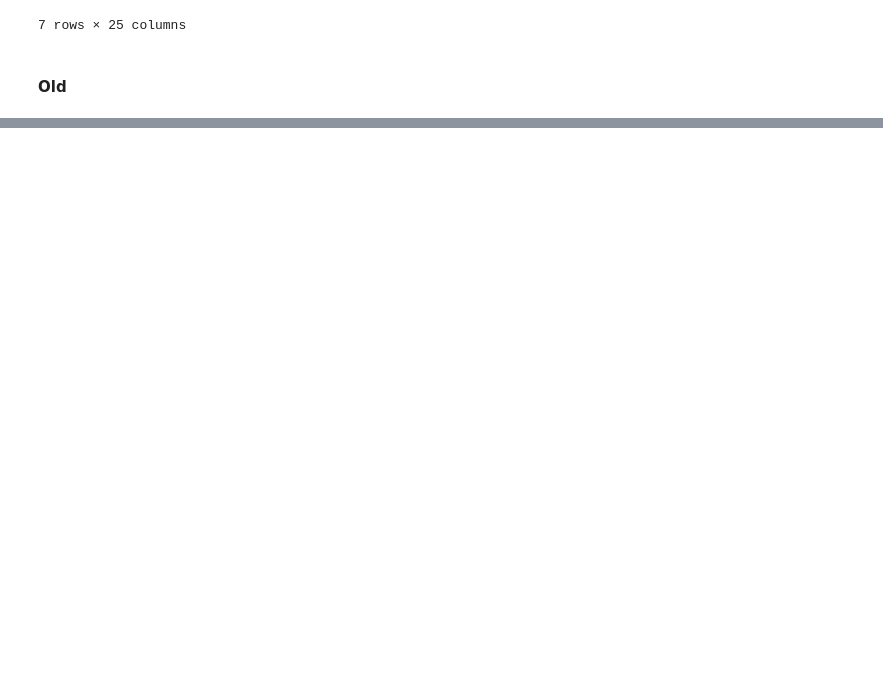
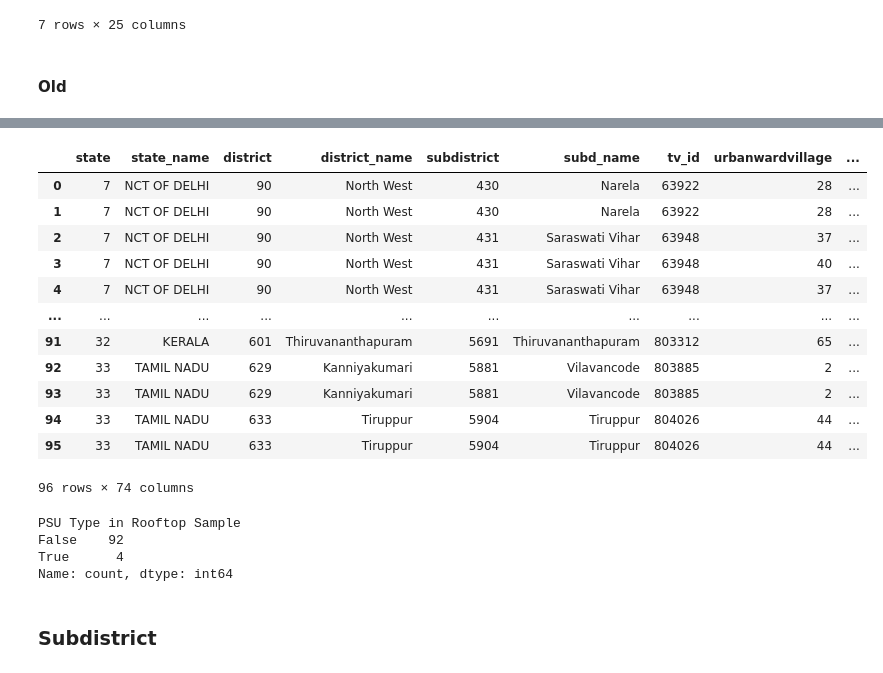
Before and after one commit to IDinsight/rooftop_sampling, a Jupyter notebook: IFS/boundary_quality_checks.ipynb, the cells around one changed output, grey strips where cells are left out. Cells and saved outputs as stored; diff of their text form; code cells hidden in the pictures; blank space fills up the shorter version.

```diff
--- a/IFS/boundary_quality_checks.ipynb
+++ b/IFS/boundary_quality_checks.ipynb
@@ -67,7 +64,7 @@ from gridsample.mapping import create_interactive_map
 ROOT_DIR = Path("../")
 DATA_DIR = ROOT_DIR / "data"
 RAW_DATA_DIR = DATA_DIR / "01. Raw Data"
-CLEANED_DATA_DIR = DATA_DIR / "02. Intermediate Outputs" / "00. Merge and Quality Checks" / "v6"
+CLEANED_DATA_DIR = DATA_DIR / "02. Intermediate Outputs" / "00. Merge and Quality Checks" / "v7"
 CLEANED_DATA_DIR.mkdir(parents=True, exist_ok=True)
 # %%
 def generate_colormap(N):
@@ -440,3 +426,15 @@ merged_df["PSU Type"] = merged_df["Delivery State"].map(psu_mapping)
+# %%
+psu_mapping = {
+    "BETTER - Ward boundary given but only TV or Subdistrict was expected": "ward",
+    "GOOD - Town/Village boundary given as expected": "town_village",
+    "GOOD - Ward boundary given as expected": "ward",
+    "GOOD - Subdistrict boundary given as expected": "subdistrict",
+    "BAD - Town/Village boundary given but Ward boundaries expected": "town_village",
+    "BAD - No boundary(s) given": "none",
+    "BAD - Subdistrict boundary given but Ward boundaries expected": "subdistrict",
+}
+# create a new column in merged_df called PSU Type
+merged_df["PSU Type"] = merged_df["Delivery State"].map(psu_mapping)
 # %% [markdown]
 #### Add `Ward Count` columns for both, IFS only, and Panel only
 # %%
@@ -767 +791,10 @@ gdf[gdf["SubDist_N"] == "Dukli"].plot(ax=ax, color="red")
+# %%
+# load Red's DQ checks
+missing_ward_df = pd.read_excel(CLEANED_DATA_DIR.parent.parent / "red_sample_dq_check.xlsx", sheet_name="ward_unmerged")
+missing_tv_df = pd.read_excel(CLEANED_DATA_DIR.parent.parent / "red_sample_dq_check.xlsx", sheet_name="tv_unmerged")
+missing_subd_df = pd.read_excel(CLEANED_DATA_DIR.parent.parent / "red_sample_dq_check.xlsx", sheet_name="subdistrict_unmerged")
+# %%
+missing_ward_df["psutype"] = missing_ward_df["deliverystate"].map(psu_mapping)
+missing_tv_df["psutype"] = missing_tv_df["deliverystate"].map(psu_mapping)
+missing_subd_df["psutype"] = missing_subd_df["deliverystate"].map(psu_mapping)
 # %% [markdown]
@@ -787,0 +925,25 @@ gdf[gdf["SubDist_N"] == "Dukli"].plot(ax=ax, color="red")
+# %%
+missing_tv_df
+# %% [output]
+|  | state | state_name | district | district_name | subdistrict | subd_name | tv_id | urbanwardvillage | ... |
+| 0 | 7 | NCT OF DELHI | 90 | North West | 430 | Narela | 63922 | 28 | ... |
+| 1 | 7 | NCT OF DELHI | 90 | North West | 430 | Narela | 63922 | 28 | ... |
+| 2 | 7 | NCT OF DELHI | 90 | North West | 431 | Saraswati Vihar | 63948 | 37 | ... |
+| 3 | 7 | NCT OF DELHI | 90 | North West | 431 | Saraswati Vihar | 63948 | 40 | ... |
+| 4 | 7 | NCT OF DELHI | 90 | North West | 431 | Saraswati Vihar | 63948 | 37 | ... |
+| ... | ... | ... | ... | ... | ... | ... | ... | ... | ... |
+| 91 | 32 | KERALA | 601 | Thiruvananthapuram | 5691 | Thiruvananthapuram | 803312 | 65 | ... |
+| 92 | 33 | TAMIL NADU | 629 | Kanniyakumari | 5881 | Vilavancode | 803885 | 2 | ... |
+| 93 | 33 | TAMIL NADU | 629 | Kanniyakumari | 5881 | Vilavancode | 803885 | 2 | ... |
+| 94 | 33 | TAMIL NADU | 633 | Tiruppur | 5904 | Tiruppur | 804026 | 44 | ... |
+| 95 | 33 | TAMIL NADU | 633 | Tiruppur | 5904 | Tiruppur | 804026 | 44 | ... |
+96 rows × 74 columns
+# %%
+missing_tv_df["PSU Type in Rooftop Sample"].value_counts()
+# %% [output]
+PSU Type in Rooftop Sample
+False    92
+True      4
+Name: count, dtype: int64
+# %% [markdown]
+### Subdistrict
```
Also changed, not shown: parts of 25 cells of this notebook.
